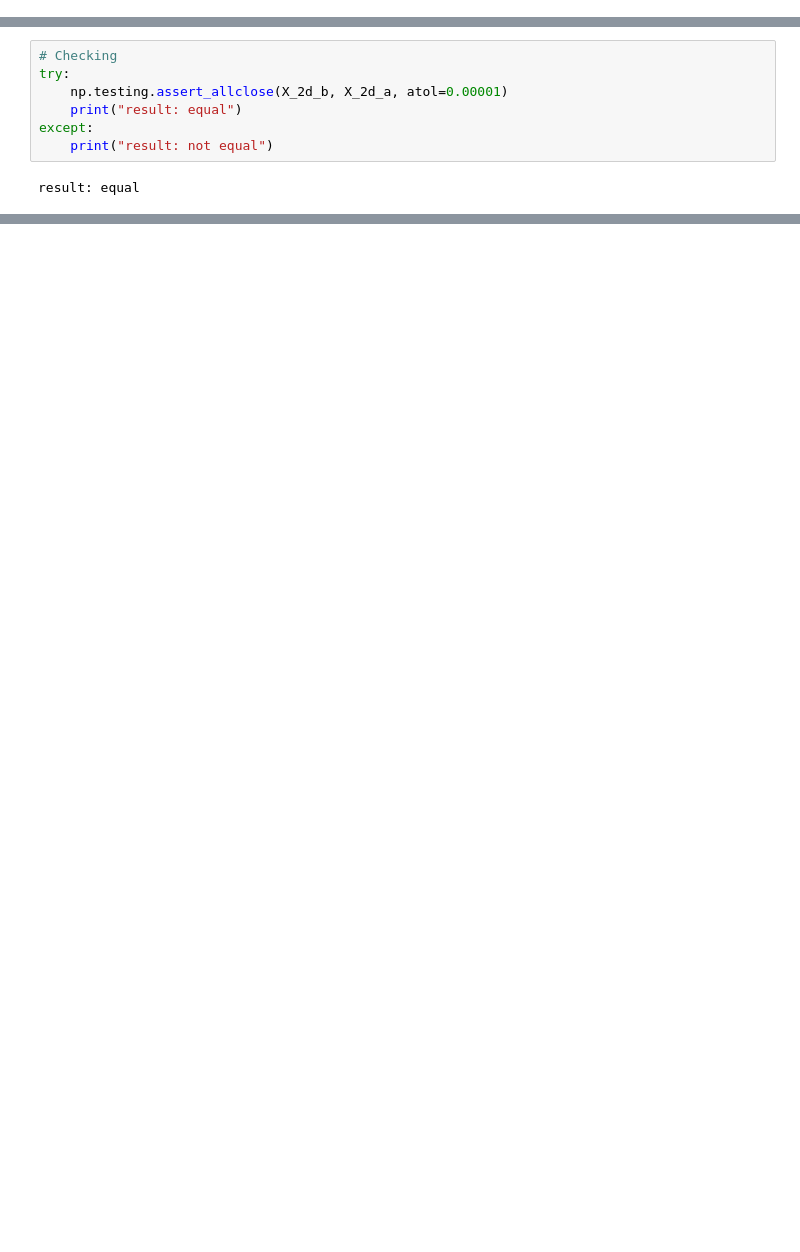
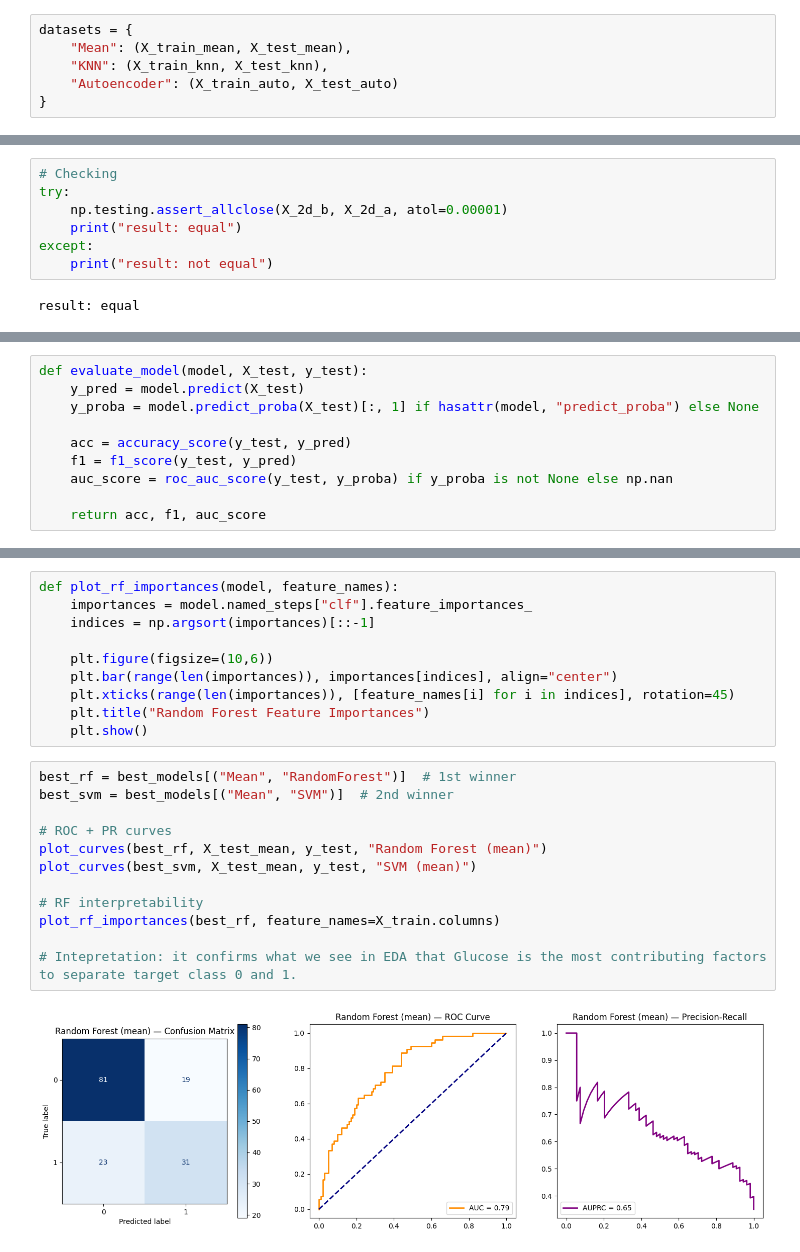
Before and after one commit to ignsagita/diabetes-pima_ML, a Jupyter notebook: diabetes-pima.ipynb, the cells around one changed output, grey strips where cells are left out. Saved outputs shown, nothing was run; the diff lists cells and outputs as text; blank space fills up the shorter version.

```diff
--- a/diabetes-pima.ipynb
+++ b/diabetes-pima.ipynb
@@ -323,2 +291,8 @@ X_test_imp = pd.DataFrame(X_test_imp, columns=X_test.columns)
+# %%
+datasets = {
+    "Mean": (X_train_mean, X_test_mean),
+    "KNN": (X_train_knn, X_test_knn),
+    "Autoencoder": (X_train_auto, X_test_auto)
+}
 # %% [markdown]
 #### *EDA: Plotting for Training Data*
@@ -520,0 +504,10 @@ result: equal
+# %%
+def evaluate_model(model, X_test, y_test):
+    y_pred = model.predict(X_test)
+    y_proba = model.predict_proba(X_test)[:, 1] if hasattr(model, "predict_proba") else None
+
+    acc = accuracy_score(y_test, y_pred)
+    f1 = f1_score(y_test, y_pred)
+    auc_score = roc_auc_score(y_test, y_proba) if y_proba is not None else np.nan
+
+    return acc, f1, auc_score
@@ -520,0 +691,24 @@ result: equal
+# %%
+def plot_rf_importances(model, feature_names):
+    importances = model.named_steps["clf"].feature_importances_
+    indices = np.argsort(importances)[::-1]
+
+    plt.figure(figsize=(10,6))
+    plt.bar(range(len(importances)), importances[indices], align="center")
+    plt.xticks(range(len(importances)), [feature_names[i] for i in indices], rotation=45)
+    plt.title("Random Forest Feature Importances")
+    plt.show()
+# %%
+best_rf = best_models[("Mean", "RandomForest")]  # 1st winner
+best_svm = best_models[("Mean", "SVM")]  # 2nd winner
+
+# ROC + PR curves
+plot_curves(best_rf, X_test_mean, y_test, "Random Forest (mean)")
+plot_curves(best_svm, X_test_mean, y_test, "SVM (mean)")
+
+# RF interpretability
+plot_rf_importances(best_rf, feature_names=X_train.columns)
+
+# Intepretation: it confirms what we see in EDA that Glucose is the most contributing factors to separate target class 0 and 1.
+# %% [output]
+[figure, added]
```
Also changed, not shown: parts of 37 cells of this notebook, 4 other files.
